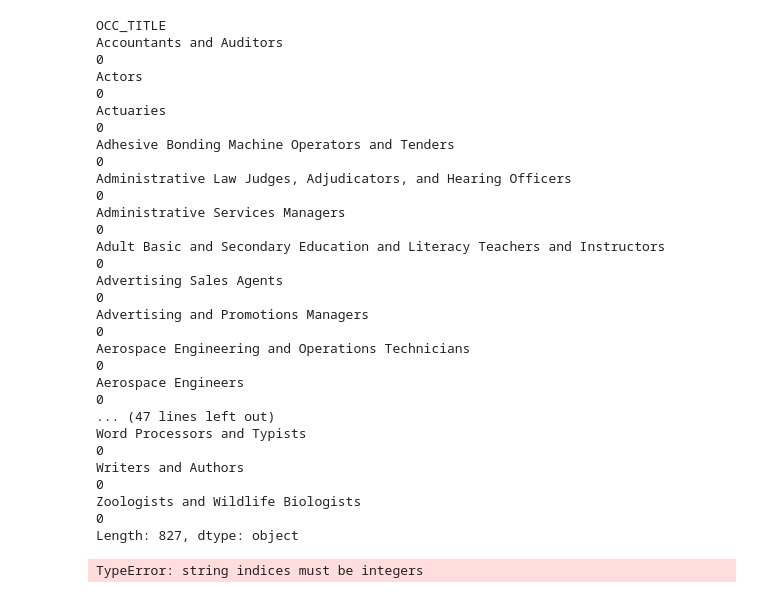
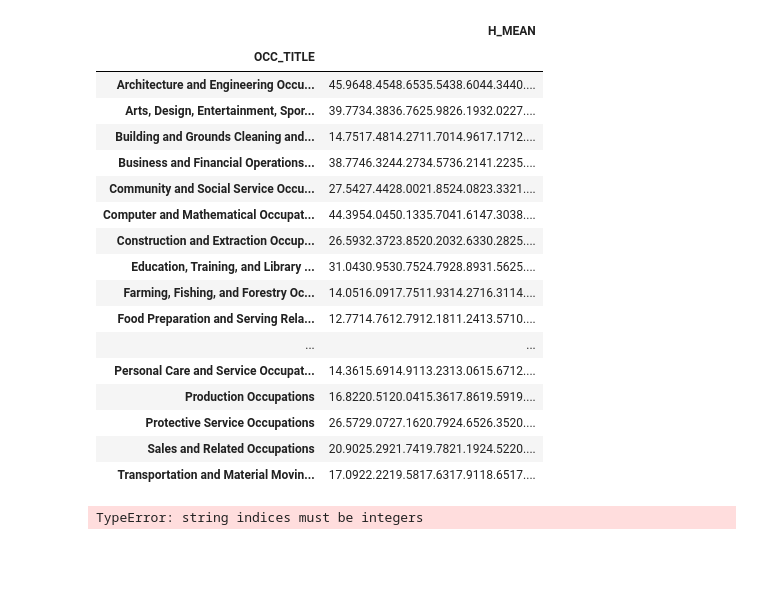
Before and after one commit to michelle604/Data-Science-Intro-Project, a Jupyter notebook: final project Q1.ipynb, the cells around one changed output. Drawn from its saved outputs; the diff is of its cells as text; code cells hidden in the pictures; blank space fills up the shorter version.

```diff
--- a/final project Q1.ipynb
+++ b/final project Q1.ipynb
@@ -30,24 +32,31 @@ jobs[jobs['H_MEAN'].notnull() & jobs['A_MEAN'].notnull()]
-# %%
-major =jobs.groupby('OCC_TITLE')
-major.apply(lambda x: x[x['OCC_GROUP'] == 'major']['H_MEAN'].sum())
-# %% [output]
-OCC_TITLE
-Accountants and Auditors                                                                                                     0
-Actors                                                                                                                       0
-Actuaries                                                                                                                    0
-Adhesive Bonding Machine Operators and Tenders                                                                               0
-Administrative Law Judges, Adjudicators, and Hearing Officers                                                                0
-Administrative Services Managers                                                                                             0
-Adult Basic and Secondary Education and Literacy Teachers and Instructors                                                    0
-Advertising Sales Agents                                                                                                     0
-Advertising and Promotions Managers                                                                                          0
-Aerospace Engineering and Operations Technicians                                                                             0
-Aerospace Engineers                                                                                                          0
-... (47 lines left out)
-Word Processors and Typists                                                                                                  0
-Writers and Authors                                                                                                          0
-Zoologists and Wildlife Biologists                                                                                           0
-Length: 827, dtype: object
+# %%
+#major =jobs.groupby('OCC_TITLE')
+#major.apply(lambda x: x[x['OCC_GROUP'] == 'major']['H_MEAN'].sum())
+#major.apply(lambda x: x['H_MEAN'].mean() if x.OCC_GROUP == 'major')
+#major.apply(lambda x: x['H_MEAN'].mean() if x.OCC_GROUP == 'major'] else x.H_MEAN)
+#major.OCC_GROUP.apply(lambda x: major['H_MEAN'].mean() if x == 'major')
+#occupations =major.groupby('OCC_TITLE')
+#major.groupby('OCC_TITLE')['H_MEAN'].mean()
+major.groupby(['OCC_TITLE'])[['H_MEAN']].sum()
+# %% [output]
+|  | H_MEAN |
+| OCC_TITLE |  |
+| Architecture and Engineering Occu... | 45.9648.4548.6535.5438.6044.3440.... |
+| Arts, Design, Entertainment, Spor... | 39.7734.3836.7625.9826.1932.0227.... |
+| Building and Grounds Cleaning and... | 14.7517.4814.2711.7014.9617.1712.... |
+| Business and Financial Operations... | 38.7746.3244.2734.5736.2141.2235.... |
+| Community and Social Service Occu... | 27.5427.4428.0021.8524.0823.3321.... |
+| Computer and Mathematical Occupat... | 44.3954.0450.1335.7041.6147.3038.... |
+| Construction and Extraction Occup... | 26.5932.3723.8520.2032.6330.2825.... |
+| Education, Training, and Library ... | 31.0430.9530.7524.7928.8931.5625.... |
+| Farming, Fishing, and Forestry Oc... | 14.0516.0917.7511.9314.2716.3114.... |
+| Food Preparation and Serving Rela... | 12.7714.7612.7912.1811.2413.5710.... |
+| ... | ... |
+| Personal Care and Service Occupat... | 14.3615.6914.9113.2313.0615.6712.... |
+| Production Occupations | 16.8220.5120.0415.3617.8619.5919.... |
+| Protective Service Occupations | 26.5729.0727.1620.7924.6526.3520.... |
+| Sales and Related Occupations | 20.9025.2921.7419.7821.1924.5220.... |
+| Transportation and Material Movin... | 17.0922.2219.5817.6317.9118.6517.... |
 # %%
 # Bar chart showing occupations in 'major' group
 bars = [] # occupation in 'major' group
```
Also changed, not shown: parts of 3 cells of this notebook.
